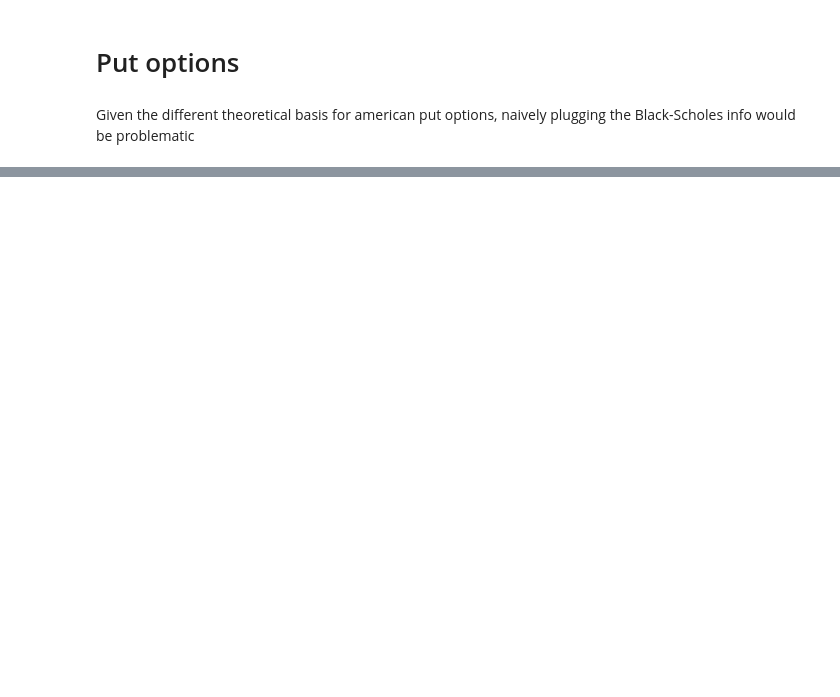
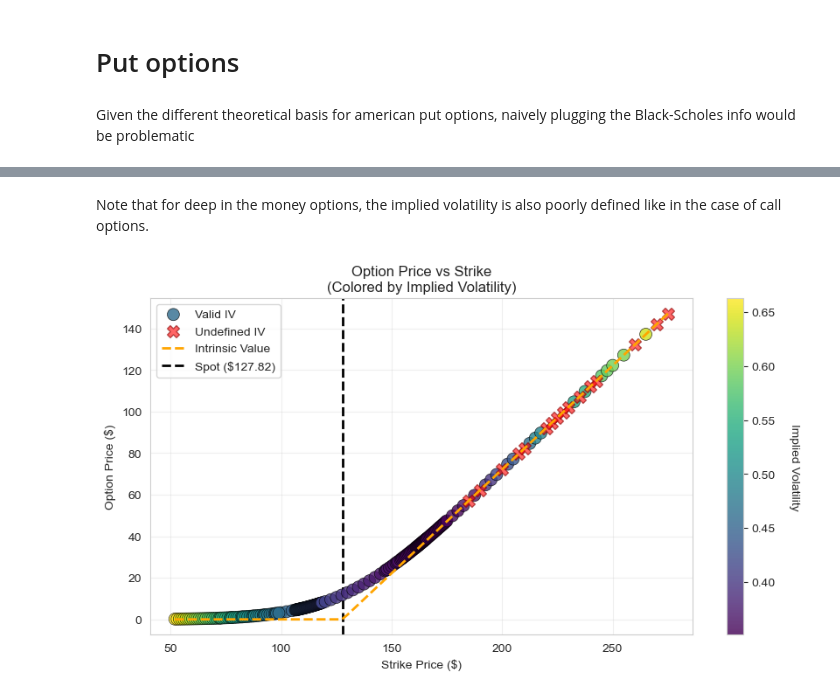
Before and after one commit to wttai004/quant_fin_project, a Jupyter notebook: 3_real_life_option_analysis.ipynb, the cells around one changed output, grey strips where cells are left out. Cells and saved outputs as stored; diff of their text form; code cells hidden in the pictures; blank space fills up the shorter version.

```diff
--- a/real_life_option_analysis.ipynb
+++ b/3_real_life_option_analysis.ipynb
@@ -540,0 +642,51 @@ Analyzing options for secid: 143439, ticker: TSLA
+# %% [markdown]
+Note that for deep in the money options, the implied volatility is also poorly defined like in the case of call options.
+# %%
+# Comprehensive visualization: Strike Price vs Option Price vs Implied Volatility
+# This shows where IV is defined and where it becomes undefined
+
+# Create a figure with three subplots
+fig = plt.figure(figsize=(10, 5))
+
+put_entries['market_price'] = 0.5 * (put_entries['best_bid'] + put_entries['best_offer'])
+
+
+# Separate valid and invalid IV entries
+valid_iv = put_entries[put_entries['implied_volatility_calculation'].notna()].copy()
+invalid_iv = put_entries[put_entries['implied_volatility_calculation'].isna()].copy()
+
+# Plot 3: 3D-style view - Option Price colored by IV (with NaN shown in red)
+# Valid IV points - colored by IV value
+if len(valid_iv) > 0:
+    scatter = plt.scatter(valid_iv['strike_price'], valid_iv['market_price'],
+                          c=valid_iv['implied_volatility_calculation'],
+                          cmap='viridis', s=100, alpha=0.8, edgecolors='black', linewidths=0.5,
+                          label='Valid IV', zorder=3)
+    cbar = plt.colorbar(scatter)
+    cbar.set_label('Implied Volatility', rotation=270, labelpad=20)
+
+# Invalid IV points - shown in red
+if len(invalid_iv) > 0:
+    plt.scatter(invalid_iv['strike_price'], invalid_iv['market_price'],
+                c='red', s=100, alpha=0.6, marker='X', edgecolors='darkred', linewidths=1,
+                label='Undefined IV', zorder=4)
+
+# Add a line plot showing value of immediate exercise (intrinsic value)
+# Sort by strike price first for proper line plotting
+put_entries_sorted = put_entries.sort_values('strike_price')
+def intrinsic_value_put(S0, K):
+    return max(K - S0, 0)
+intrinsic_values = put_entries_sorted['strike_price'].apply(lambda K: intrinsic_value_put(spot_price, K))
+plt.plot(put_entries_sorted['strike_price'], intrinsic_values,
+         color='orange', linestyle='--', linewidth=2, label='Intrinsic Value', zorder=5)
+
+
+plt.axvline(x=spot_price, color='black', linestyle='--', linewidth=2, label=f'Spot (${spot_price:.2f})')
+plt.xlabel("Strike Price ($)")
+plt.ylabel("Option Price ($)")
+plt.title(f"Option Price vs Strike\n(Colored by Implied Volatility)")
+plt.legend()
+plt.grid(alpha=0.3)
+plt.show()
+# %% [output]
+[figure, added]
```
Also changed, not shown: parts of 19 cells of this notebook, 1 other file.
